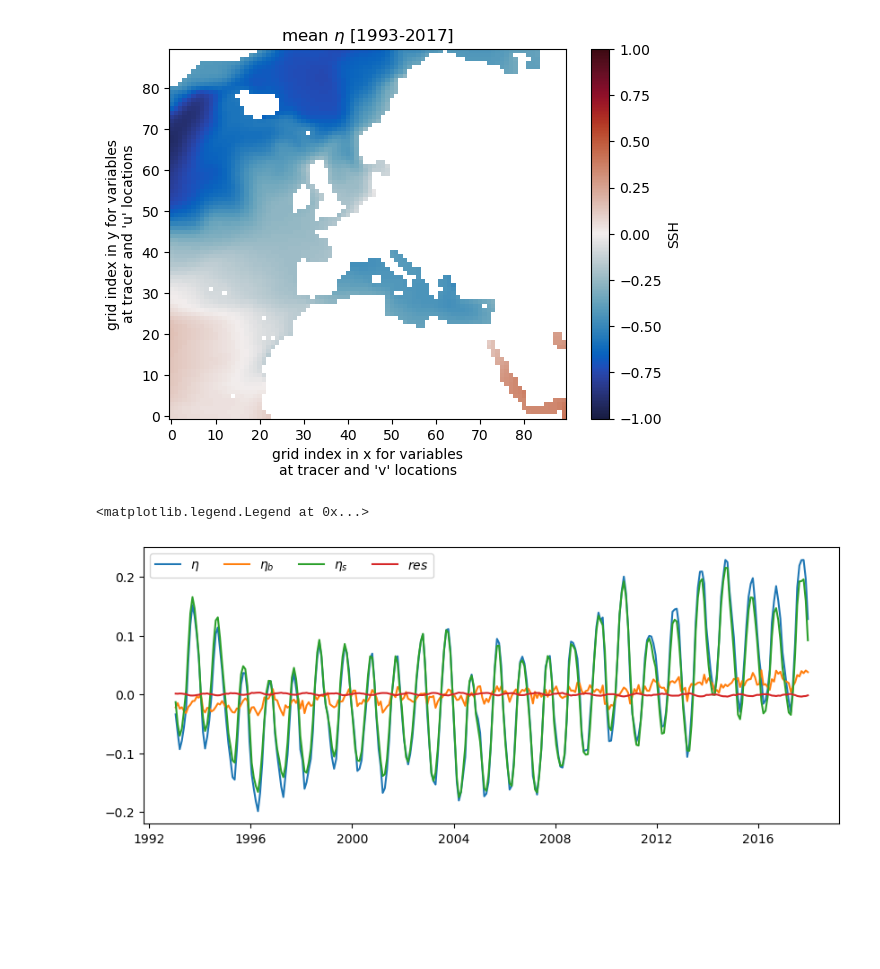
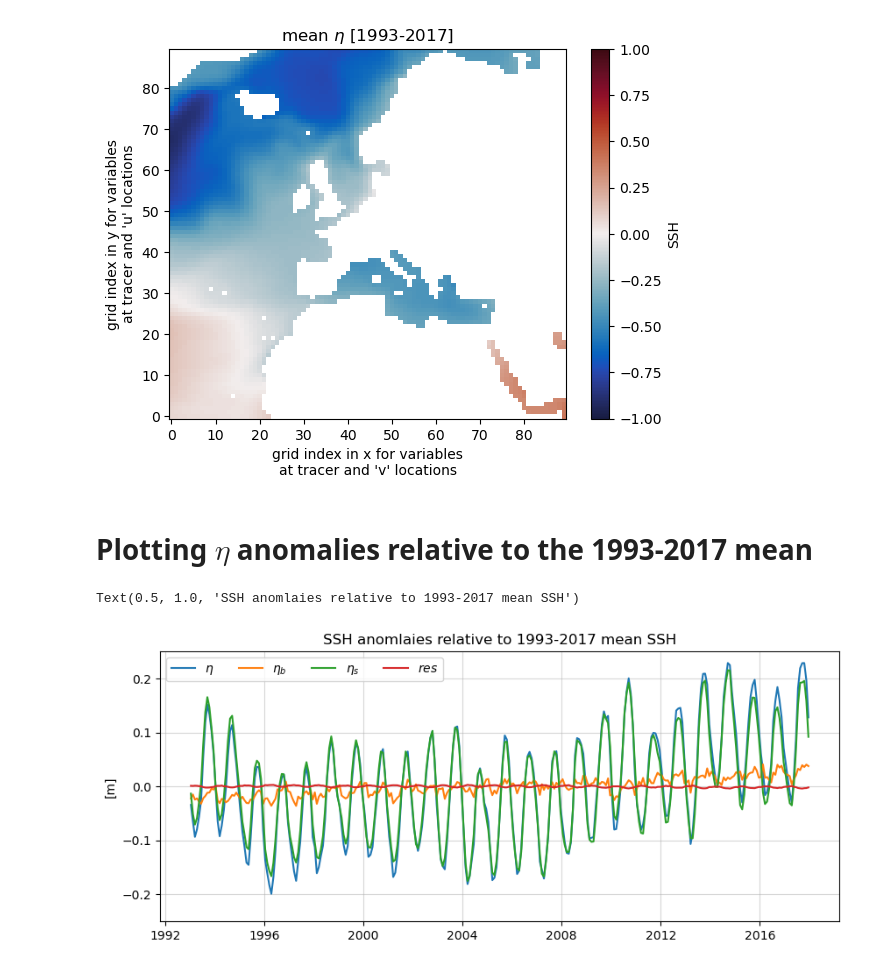
Before and after one commit to ojhoundegnonto/ESS25-Team_PISEAL, a Jupyter notebook: contributors/ohoundeg/SSH_analysis_ojh_v2.ipynb, the cells around one changed output. Drawn from its saved outputs; the diff is of its cells as text; code cells hidden in the pictures; blank space fills up the shorter version.

```diff
--- a/contributors/ohoundeg/SSH_analysis_ojh_v2.ipynb
+++ b/contributors/ohoundeg/SSH_analysis_ojh_v2.ipynb
@@ -489,13 +491,17 @@ eta_anom_t   = eta_anom[:,a,b,c]
 eta_b_anom_t = eta_b_anom[:,a,b,c]
 eta_s_anom_t = eta_s_anom[:,a,b,c]
 res_anom_t   = res_anom[:,a,b,c]
+# %% [markdown]
+# Plotting $\eta$ anomalies relative to the 1993-2017 mean
 # %%
 plt.figure(figsize=[10,4])
 plt.plot(ds_SSH.time[itime],eta_anom_t,label="$\eta$")
 plt.plot(ds_SSH.time[itime],eta_b_anom_t,label="$\eta_b$")
 plt.plot(ds_SSH.time[itime],eta_s_anom_t,label="$\eta_s$")
 plt.plot(ds_SSH.time[itime],res_anom_t,label="$res$")
 plt.legend(ncols=4,loc='upper left')
+plt.ylim([-.25,.25]);plt.grid(alpha=.5);plt.ylabel("[m]")
+plt.title("SSH anomlaies relative to 1993-2017 mean SSH")
 # %% [output]
-<matplotlib.legend.Legend at 0x...>
+Text(0.5, 1.0, 'SSH anomlaies relative to 1993-2017 mean SSH')
-[figure, old version]
+[figure, new version]
```
Also changed, not shown: parts of 2 cells of this notebook, 3 other files.
